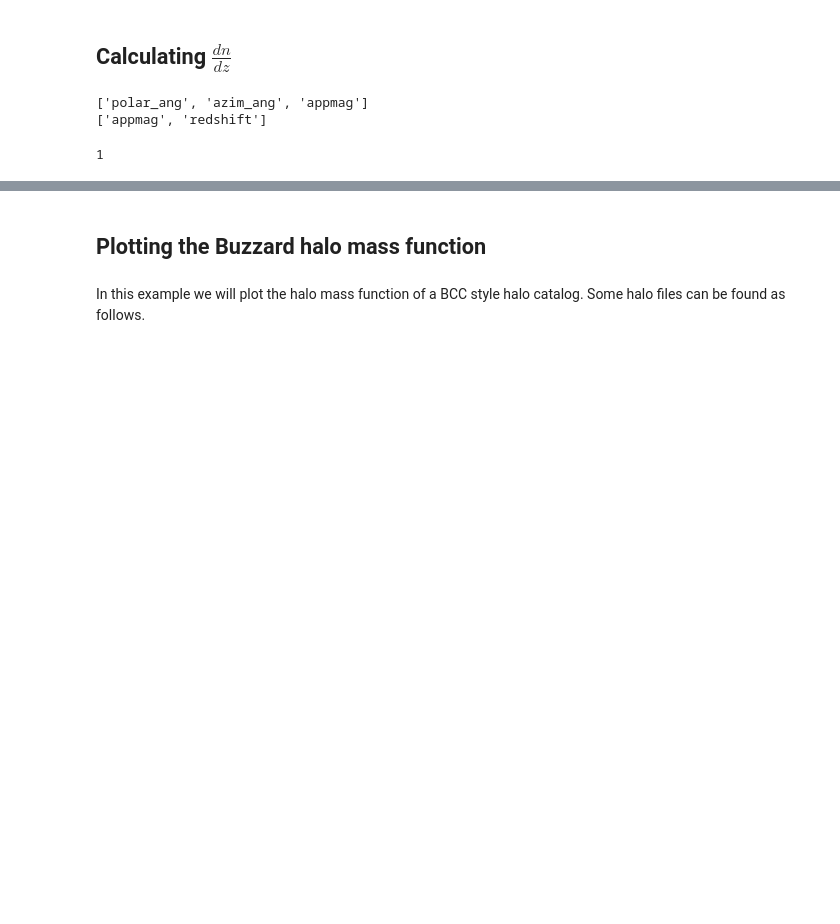
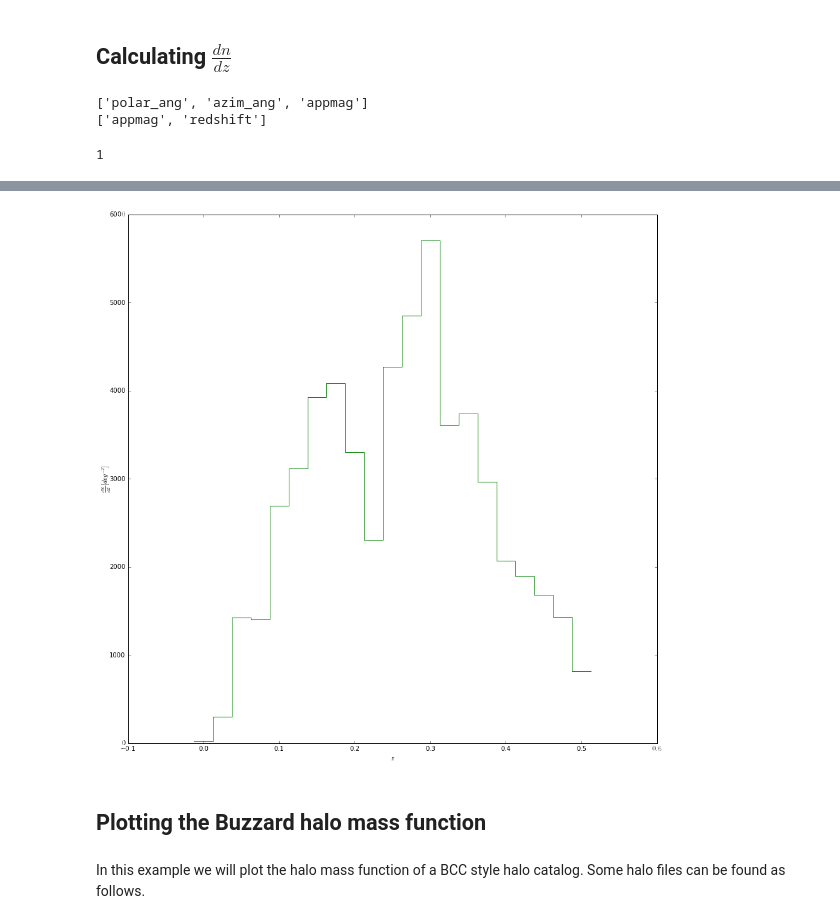
Before and after one commit to j-dr/bigbrother, a Jupyter notebook: example.ipynb, the cells around one changed output, grey strips where cells are left out. Drawn from its saved outputs; the diff is of its cells as text; code cells hidden in the pictures; blank space fills up the shorter version.

```diff
--- a/example.ipynb
+++ b/example.ipynb
@@ -126,3 +157,14 @@ bzd.metrics[0].visualize()
+# %%
+gama = '/nfs/slac/g/ki/ki23/des/jderose/bigbrother-addgals/nofz/GAMA_dndz.txt'
+ministry = Ministry(0.286, 0.714, 0.7, 0.0, 2.0, 53.71)
+gdndz = TabulatedDNDz(ministry,fname=gama)
+gdndz.loadDNDz()
+# %%
+dndz = bzd.metrics[1]
+# %%
+f,ax = gdndz.compare([dndz])
+# %% [output]
+[figure, added]
 # %% [markdown]
 ## Plotting the Buzzard halo mass function
 # %% [markdown]
```
Also changed, not shown: parts of 13 cells of this notebook.
